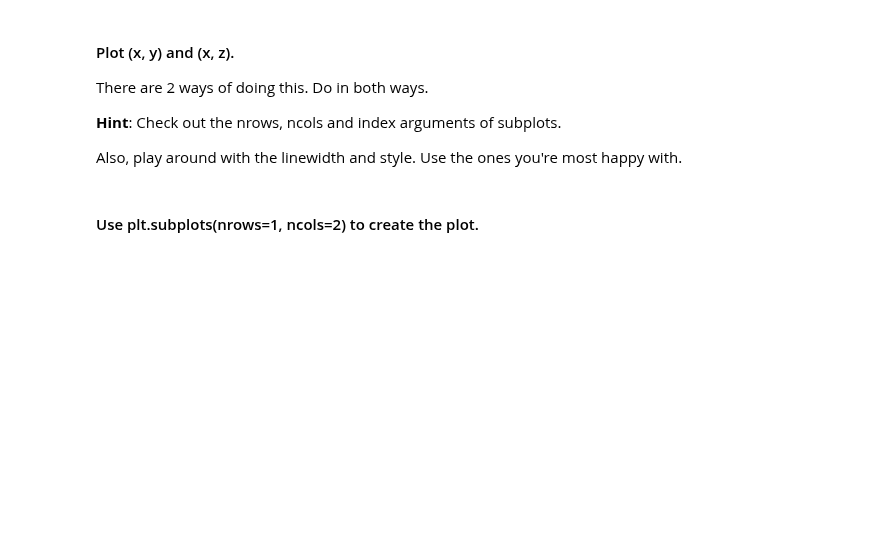
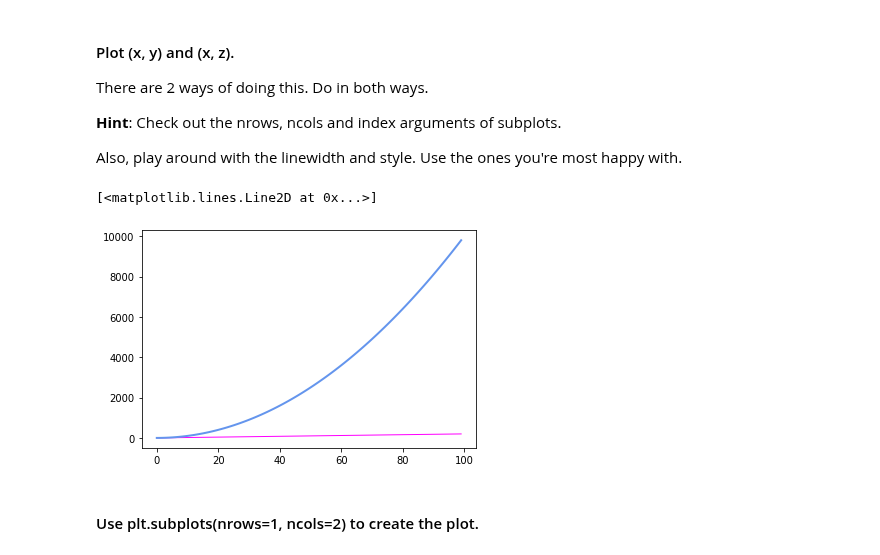
Before and after one commit to ta-data-lis/lab-matplotlib-seaborn, a Jupyter notebook: your-code/main.ipynb, the cells around one changed output. Drawn from its saved outputs; the diff is of its cells as text; code cells hidden in the pictures; blank space fills up the shorter version.

```diff
--- a/your-code/main.ipynb
+++ b/your-code/main.ipynb
@@ -25,2 +47,10 @@ Also, play around with the linewidth and style. Use the ones you're most happy w
+# %%
+# Method 1
+
+plt.plot(x, y, lw= 1 , color = 'magenta', label='linear')
+plt.plot(x,z, lw=2 , color = 'cornflowerblue', label ='quadratic')
+# %% [output]
+[<matplotlib.lines.Line2D at 0x...>]
+[figure, added]
 # %% [markdown]
 #### Use plt.subplots(nrows=1, ncols=2) to create the plot.
```
Also changed, not shown: parts of 48 cells of this notebook, 7 other files.
